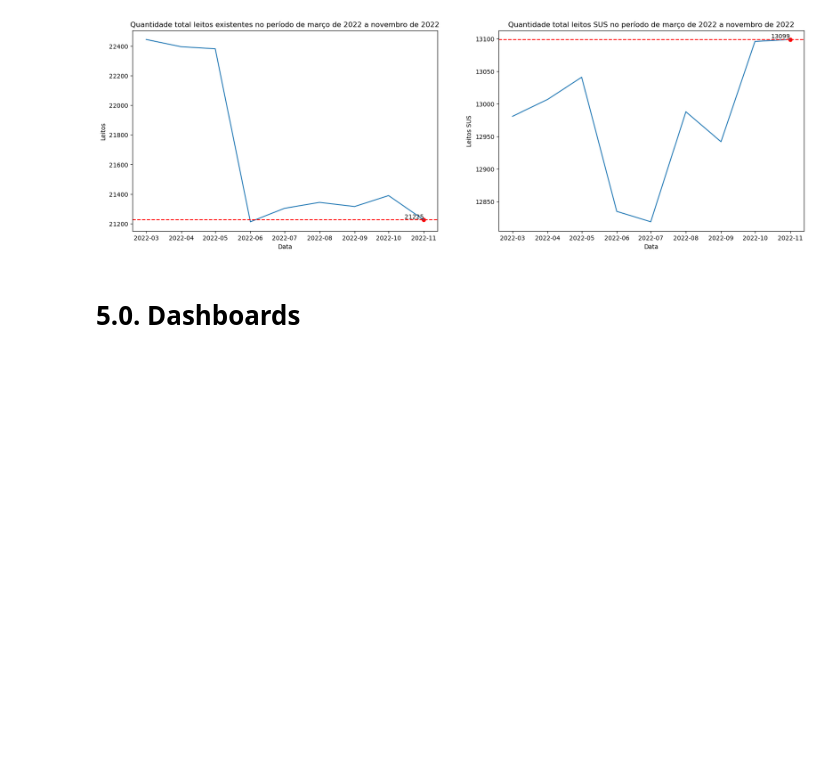
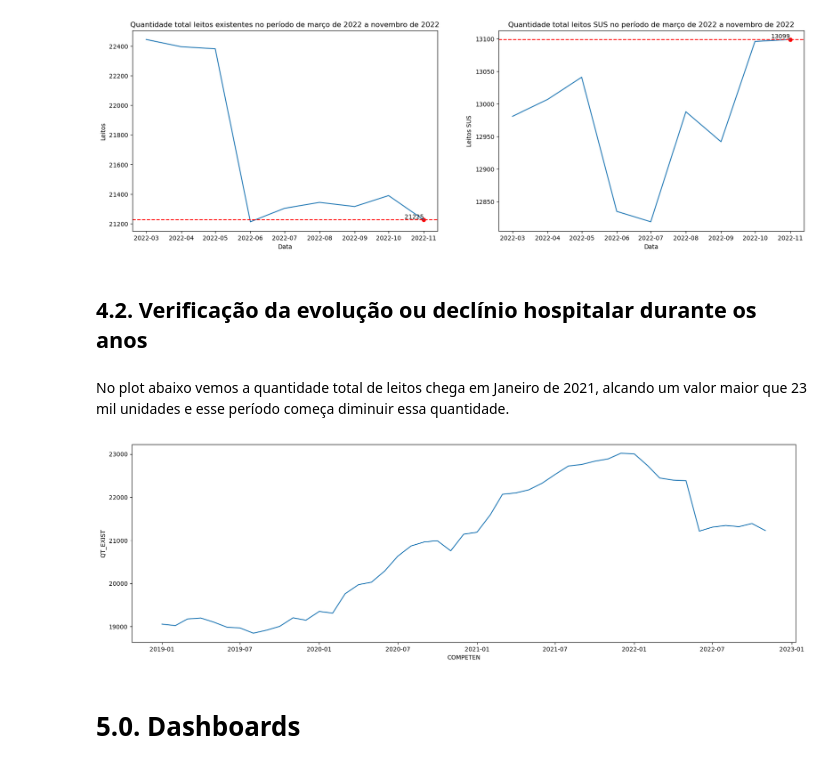
Before and after one commit to math-prog/covid19_leitos_go, a Jupyter notebook: notebooks/0.0-mso-covid_19_leitos.ipynb, the cells around one changed output. Drawn from its saved outputs; the diff is of its cells as text; code cells hidden in the pictures; blank space fills up the shorter version.

Commit message:
endded analysis about hospital beds decline

```diff
--- a/notebooks/0.0-mso-covid_19_leitos.ipynb
+++ b/notebooks/0.0-mso-covid_19_leitos.ipynb
@@ -429,5 +429,17 @@ plt.title('Quantidade total leitos SUS no período de março de 2022 a novembro
 plt.show()
 # %% [output]
 [figure]
+# %% [markdown]
+## 4.2. Verificação da evolução ou declínio hospitalar durante os anos
+# %% [markdown]
+No plot abaixo vemos a quantidade total de leitos chega em Janeiro de 2021, alcando um valor maior que 23 mil unidades e esse período começa diminuir essa quantidade.
+# %%
+aux1 = df4[['COMPETEN', 'QT_EXIST']].groupby('COMPETEN').sum().reset_index()
+
+plt.figure(figsize= (20,6))
+sns.lineplot(x = 'COMPETEN', y = 'QT_EXIST', data = aux1)
+plt.show()
+# %% [output]
+[figure, added]
 # %% [markdown]
 # 5.0. Dashboards
```
